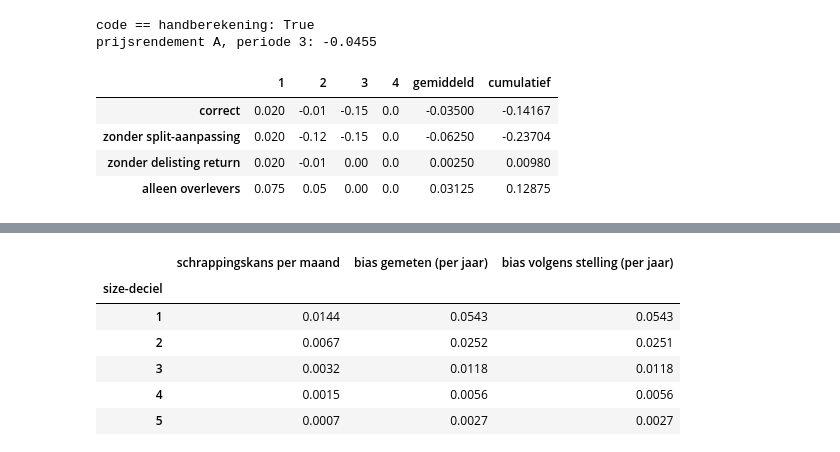
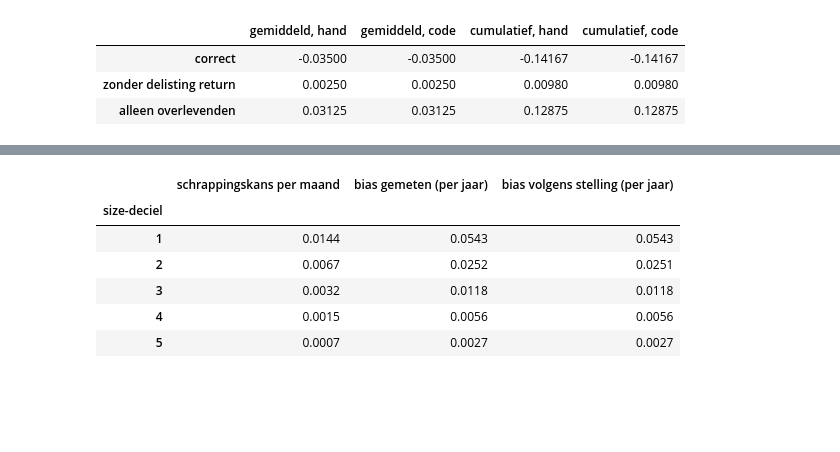
Before and after one commit to MaartenN14/history-asset-pricing, a Jupyter notebook: lectures/02_05_crsp_tape.ipynb, the cells around one changed output, grey strips where cells are left out. Saved outputs shown, nothing was run; the diff lists cells and outputs as text; code cells hidden in the pictures; blank space fills up the shorter version.

```diff
--- a/lectures/02_05_crsp_tape.ipynb
+++ b/lectures/02_05_crsp_tape.ipynb
@@ -170,53 +140,37 @@ dat dat geen toeval is.
 # %%
-periods = [1, 2, 3, 4]
 prices = pd.DataFrame(
-    {"A": [40, 44, 44, 42, 46.2], "B": [60, 60, 33, 33, 29.7],
+    {"A": [40, 44, 44, 44, 48.4], "B": [60, 60, 66, 66, 59.4],
      "C": [10, 8, 6, np.nan, np.nan], "D": [50, 50, 55, 55, 60.5],
      "E": [25, 30, 30, 30, 27]},
-    index=range(5), dtype=float,
+    dtype=float,
 )
-dividends = pd.DataFrame(0.0, index=range(5), columns=prices.columns)
-dividends.loc[3, "A"] = 2.0
-split = pd.DataFrame(1.0, index=range(5), columns=prices.columns)
-split.loc[2, "B"] = 2.0          # shares per old share, applied in period 2
-delisting_value = {"C": (3, 1.50)}  # value after delisting, realised in period 3
+delisting_value = {"C": (3, 1.50)}    # value after delisting, realised in period 3
 
 
-def total_returns(prices, dividends, split, delisting_value, adjust=True):
-    """Holding-period returns with dividends, split factors and delisting returns."""
-    factor = split if adjust else pd.DataFrame(1.0, index=split.index, columns=split.columns)
-    ret = (prices * factor + dividends) / prices.shift(1) - 1
-    for stock, (t, value) in delisting_value.items():
-        ret.loc[t, stock] = value / prices.loc[t - 1, stock] - 1
-    return ret.loc[periods]
+def total_returns(prices, delisting_value):
+    """Holding-period returns, with the delisting return for delisted stocks."""
+    returns = prices / prices.shift(1) - 1
+    for stock, (period, value) in delisting_value.items():
+        returns.loc[period, stock] = value / prices.loc[period - 1, stock] - 1
+    return returns.loc[1:]
 
 
-correct = total_returns(prices, dividends, split, delisting_value)
-no_split = total_returns(prices, dividends, split, delisting_value, adjust=False)
-no_delist = correct.copy()
-no_delist.loc[3, "C"] = np.nan
-survivors = correct.drop(columns="C")
+correct = total_returns(prices, delisting_value)
+no_delisting = correct.copy()
+no_delisting.loc[3, "C"] = np.nan         # the database misses C's last return
+survivors = correct.drop(columns="C")     # C is not on the list at t = 4
 
-markets = pd.DataFrame(
-    {"correct": correct.mean(axis=1), "zonder split-aanpassing": no_split.mean(axis=1),
-     "zonder delisting return": no_delist.mean(axis=1), "alleen overlevers": survivors.mean(axis=1)}
-)
-toy = pd.concat(
-    [markets.T, markets.mean().rename("gemiddeld"), (1 + markets).prod().sub(1).rename("cumulatief")],
-    axis=1,
-)
-hand = np.array([[0.02, -0.01, -0.15, 0.0, -0.035, -0.141667],
-                 [0.02, -0.12, -0.15, 0.0, -0.0625, -0.237040],
-                 [0.02, -0.01, 0.00, 0.0, 0.0025, 0.009800],
-                 [0.075, 0.05, 0.00, 0.0, 0.03125, 0.128750]])
-print("code == handberekening:", np.allclose(toy.to_numpy(), hand, atol=5e-6))
-print("prijsrendement A, periode 3:", round(prices.loc[3, "A"] / prices.loc[2, "A"] - 1, 4))
-toy.round(5)
+markets = pd.DataFrame({"correct": correct.mean(axis=1),
+                        "zonder delisting return": no_delisting.mean(axis=1),
+                        "alleen overlevenden": survivors.mean(axis=1)})
+pd.DataFrame({
+    "gemiddeld, hand": [-0.035, 0.0025, 0.03125],
+    "gemiddeld, code": markets.mean(),
+    "cumulatief, hand": [-0.14167, 0.0098, 0.12875],
+    "cumulatief, code": (1 + markets).prod() - 1,
+}).round(5)
 # %% [output]
-code == handberekening: True
-prijsrendement A, periode 3: -0.0455
-|  | 1 | 2 | 3 | 4 | gemiddeld | cumulatief |
-| correct | 0.020 | -0.01 | -0.15 | 0.0 | -0.03500 | -0.14167 |
-| zonder split-aanpassing | 0.020 | -0.12 | -0.15 | 0.0 | -0.06250 | -0.23704 |
-| zonder delisting return | 0.020 | -0.01 | 0.00 | 0.0 | 0.00250 | 0.00980 |
-| alleen overlevers | 0.075 | 0.05 | 0.00 | 0.0 | 0.03125 | 0.12875 |
+|  | gemiddeld, hand | gemiddeld, code | cumulatief, hand | cumulatief, code |
+| correct | -0.03500 | -0.03500 | -0.14167 | -0.14167 |
+| zonder delisting return | 0.00250 | 0.00250 | 0.00980 | 0.00980 |
+| alleen overlevenden | 0.03125 | 0.03125 | 0.12875 | 0.12875 |
```
Also changed, not shown: parts of 53 cells of this notebook, 5 other files.
